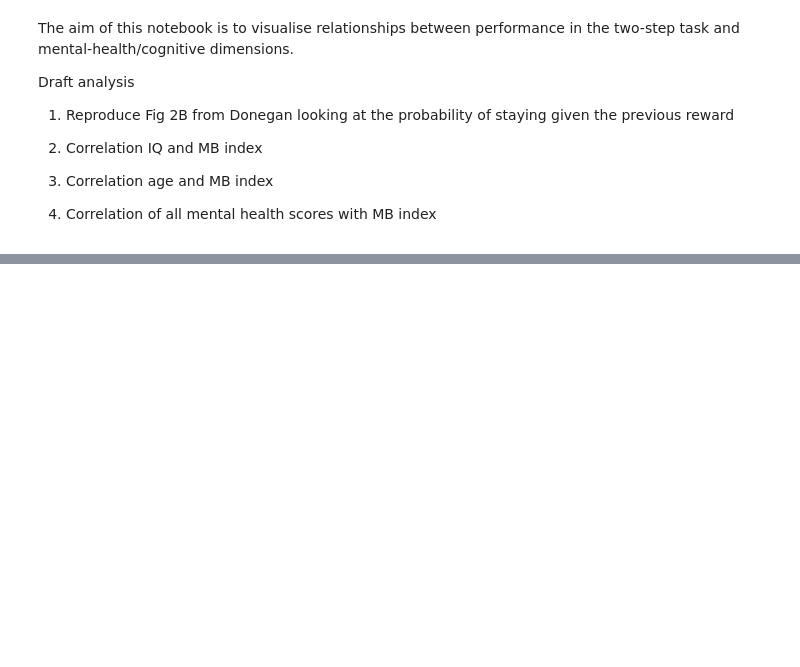
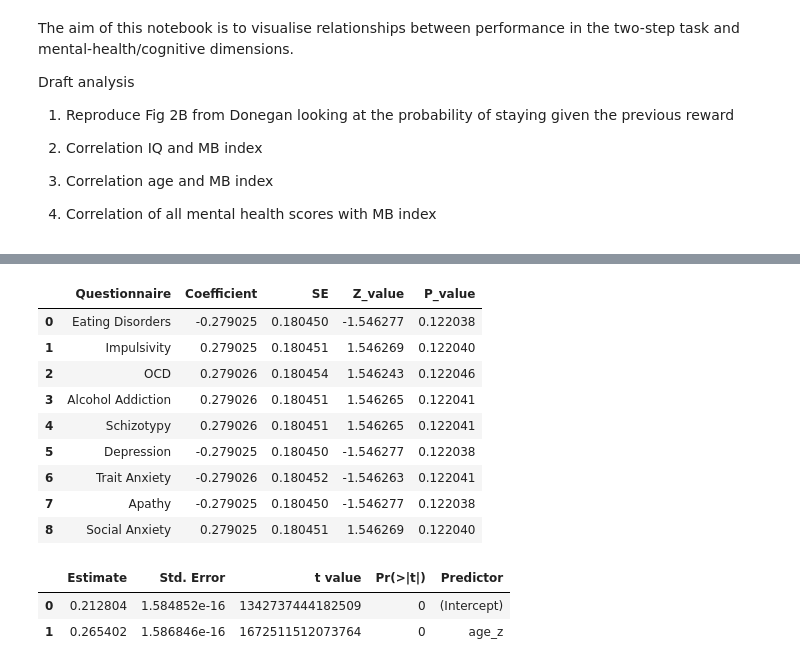
Before and after one commit to mariacpitteri/Overall_TST_Analysis, a Jupyter notebook: overall_analysis.ipynb, the cells around one changed output, grey strips where cells are left out. Saved outputs shown, nothing was run; the diff lists cells and outputs as text; code cells hidden in the pictures; blank space fills up the shorter version.

```diff
--- a/overall_analysis.ipynb
+++ b/overall_analysis.ipynb
@@ -19,0 +50,19 @@ Draft analysis
+# %%
+modelling_dfs[f'model_results_gillan_symptom_glmer_{study}']
+# %% [output]
+|  | Questionnaire | Coefficient | SE | Z_value | P_value |
+| 0 | Eating Disorders | -0.279025 | 0.180450 | -1.546277 | 0.122038 |
+| 1 | Impulsivity | 0.279025 | 0.180451 | 1.546269 | 0.122040 |
+| 2 | OCD | 0.279026 | 0.180454 | 1.546243 | 0.122046 |
+| 3 | Alcohol Addiction | 0.279026 | 0.180451 | 1.546265 | 0.122041 |
+| 4 | Schizotypy | 0.279026 | 0.180451 | 1.546265 | 0.122041 |
+| 5 | Depression | -0.279025 | 0.180450 | -1.546277 | 0.122038 |
+| 6 | Trait Anxiety | -0.279026 | 0.180452 | -1.546263 | 0.122041 |
+| 7 | Apathy | -0.279025 | 0.180450 | -1.546277 | 0.122038 |
+| 8 | Social Anxiety | 0.279025 | 0.180451 | 1.546269 | 0.122040 |
+# %%
+modelling_dfs[f'model_results_donegan_demographic_lm_{study}']
+# %% [output]
+|  | Estimate | Std. Error | t value | Pr(>|t|) | Predictor |
+| 0 | 0.212804 | 1.584852e-16 | 1342737444182509 | 0 | (Intercept) |
+| 1 | 0.265402 | 1.586846e-16 | 1672511512073764 | 0 | age_z |
```
Also changed, not shown: parts of 15 cells of this notebook, 11 other files.
